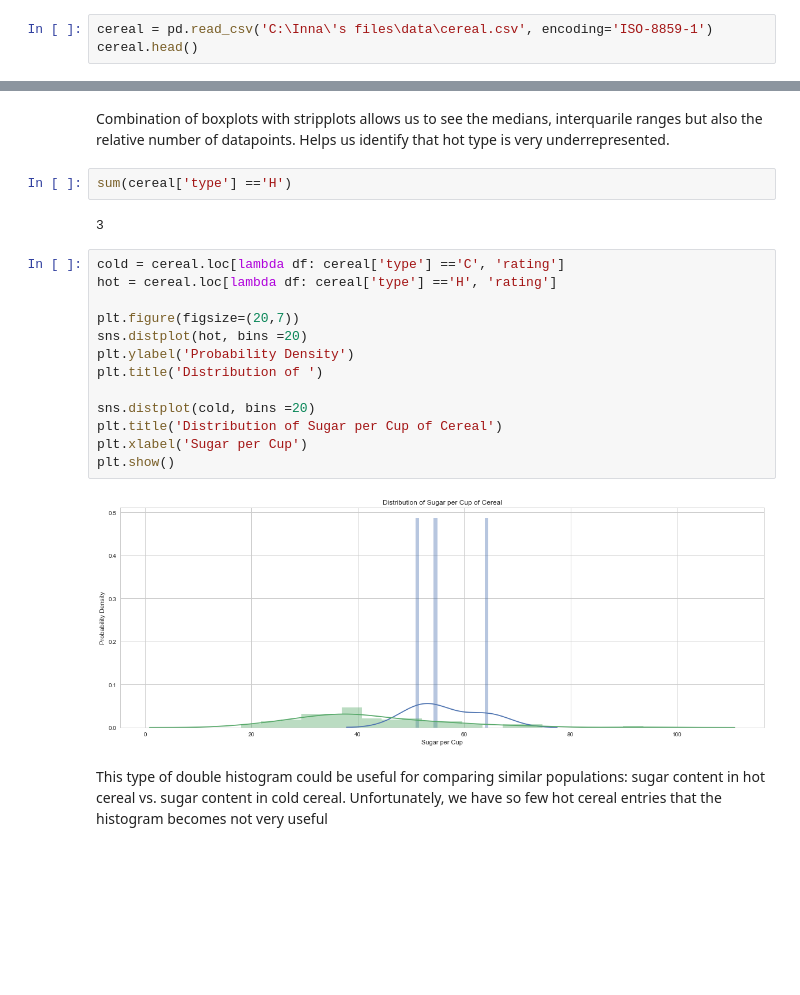
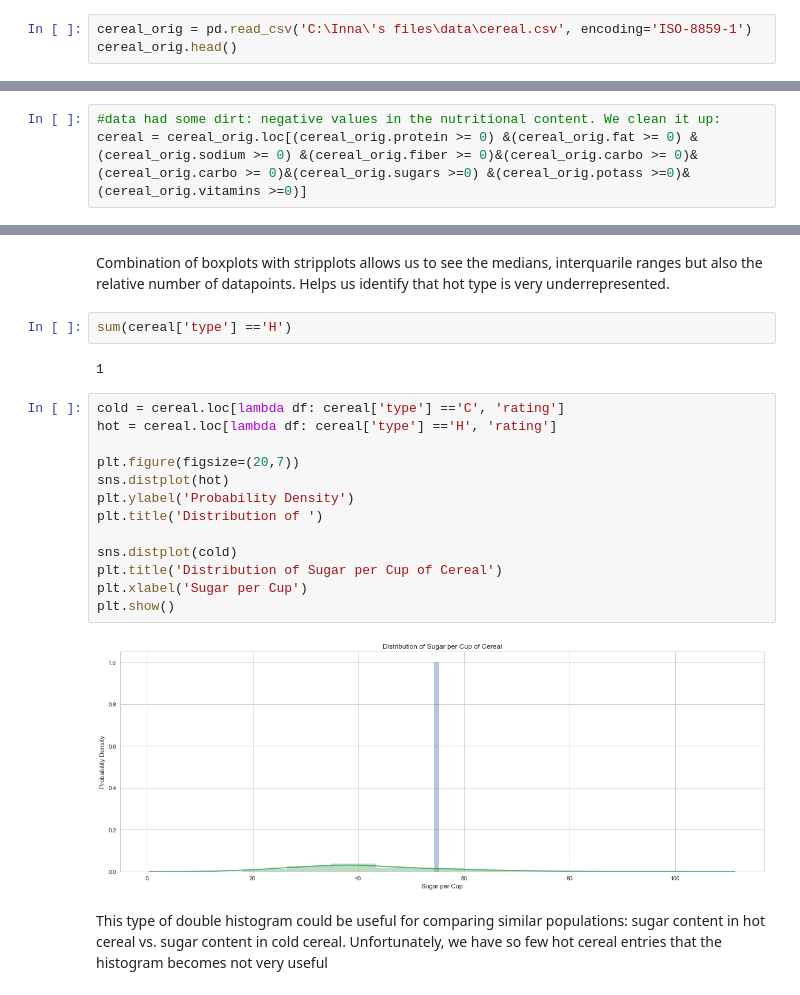
Before and after one commit to innawendell/Describing-Data-, a Jupyter notebook: Drill_present_data_vis.ipynb, the cells around one changed output, grey strips where cells are left out. Cells and saved outputs as stored; diff of their text form; blank space fills up the shorter version.

```diff
--- a/Drill_present_data_vis.ipynb
+++ b/Drill_present_data_vis.ipynb
@@ -23,8 +23,8 @@ Important abbreviations:
 - cold
 - hot
 # %%
-cereal = pd.read_csv('C:\Inna\'s files\data\cereal.csv', encoding='ISO-8859-1')
-cereal.head()
+cereal_orig = pd.read_csv('C:\Inna\'s files\data\cereal.csv', encoding='ISO-8859-1')
+cereal_orig.head()
 # %% [output]
 |  | name | mfr | type | calories | protein | fat | sodium | fiber | carbo | sugars | potass | ... |
 | 0 | 100% Bran | N | C | 70 | 4 | 1 | 130 | 10.0 | 5.0 | 6 | 280 | ... |
@@ -32,6 +32,9 @@ cereal.head()
 | 2 | All-Bran | K | C | 70 | 4 | 1 | 260 | 9.0 | 7.0 | 5 | 320 | ... |
 | 3 | All-Bran with Extra Fiber | K | C | 50 | 4 | 0 | 140 | 14.0 | 8.0 | 0 | 330 | ... |
 | 4 | Almond Delight | R | C | 110 | 2 | 2 | 200 | 1.0 | 14.0 | 8 | -1 | ... |
+# %%
+#data had some dirt: negative values in the nutritional content. We clean it up:
+cereal = cereal_orig.loc[(cereal_orig.protein >= 0) &(cereal_orig.fat >= 0) &(cereal_orig.sodium >= 0) &(cereal_orig.fiber >= 0)&(cereal_orig.carbo >= 0)&(cereal_orig.carbo >= 0)&(cereal_orig.sugars >=0) &(cereal_orig.potass >=0)&(cereal_orig.vitamins >=0)]
 # %%
 #get the adequate count per cup
 cereal['calories_new'] = cereal['calories'] / cereal['cups']
@@ -204,21 +224,21 @@ Combination of boxplots with stripplots allows us to see the medians, interquari
 # %%
 sum(cereal['type'] =='H')
 # %% [output]
-3
+1
 # %%
 cold = cereal.loc[lambda df: cereal['type'] =='C', 'rating']
 hot = cereal.loc[lambda df: cereal['type'] =='H', 'rating']
 
 plt.figure(figsize=(20,7))
-sns.distplot(hot, bins =20)
+sns.distplot(hot)
 plt.ylabel('Probability Density')
 plt.title('Distribution of ')
 
-sns.distplot(cold, bins =20)
+sns.distplot(cold)
 plt.title('Distribution of Sugar per Cup of Cereal')
 plt.xlabel('Sugar per Cup')
 plt.show()
 # %% [output]
-[figure, old version]
+[figure, new version]
 # %% [markdown]
 This type of double histogram could be useful for comparing similar populations: sugar content in hot cereal vs. sugar content in cold cereal. Unfortunately, we have so few hot cereal entries that the histogram becomes not very useful
```
Also changed, not shown: parts of 16 cells of this notebook, 2 other files.
